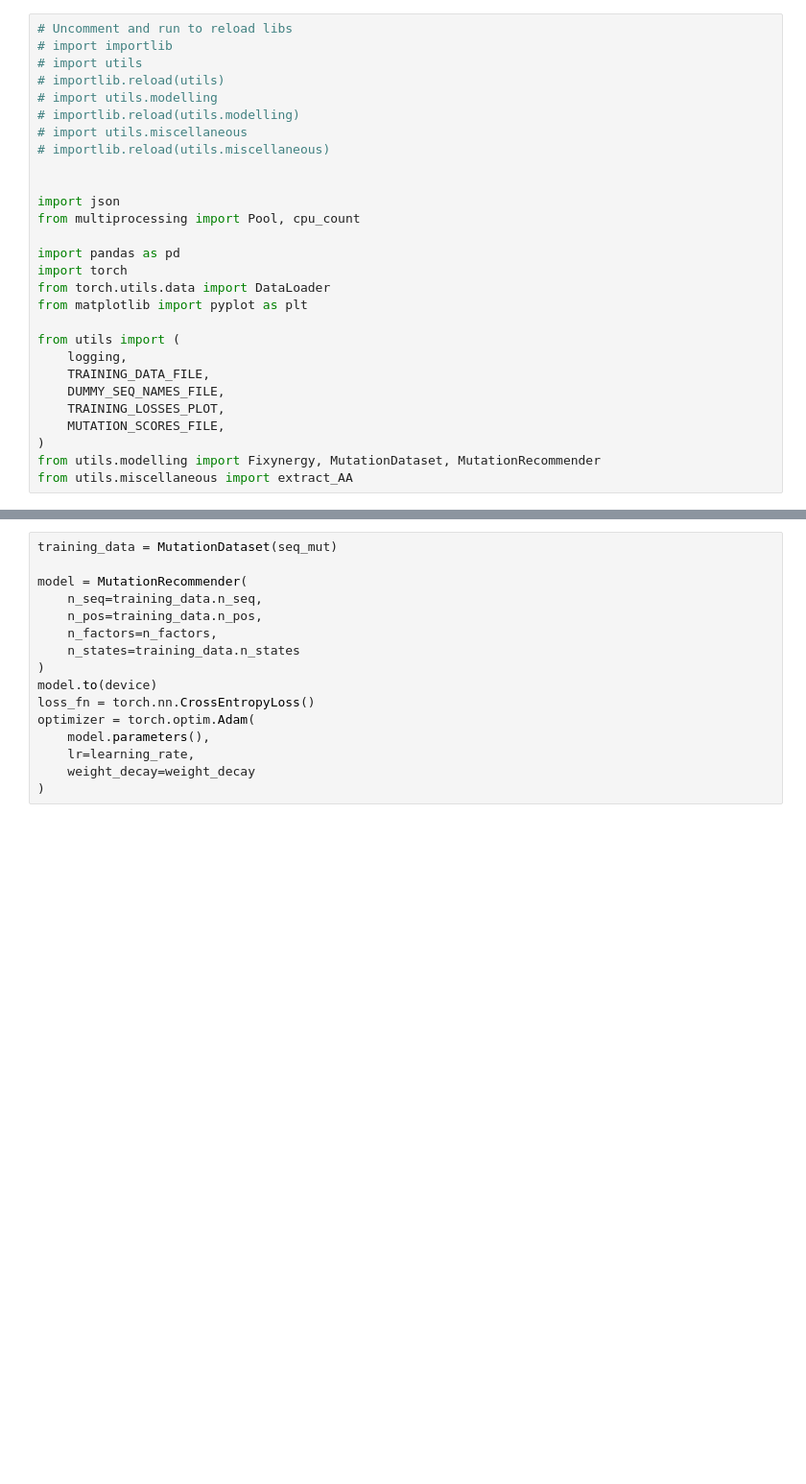
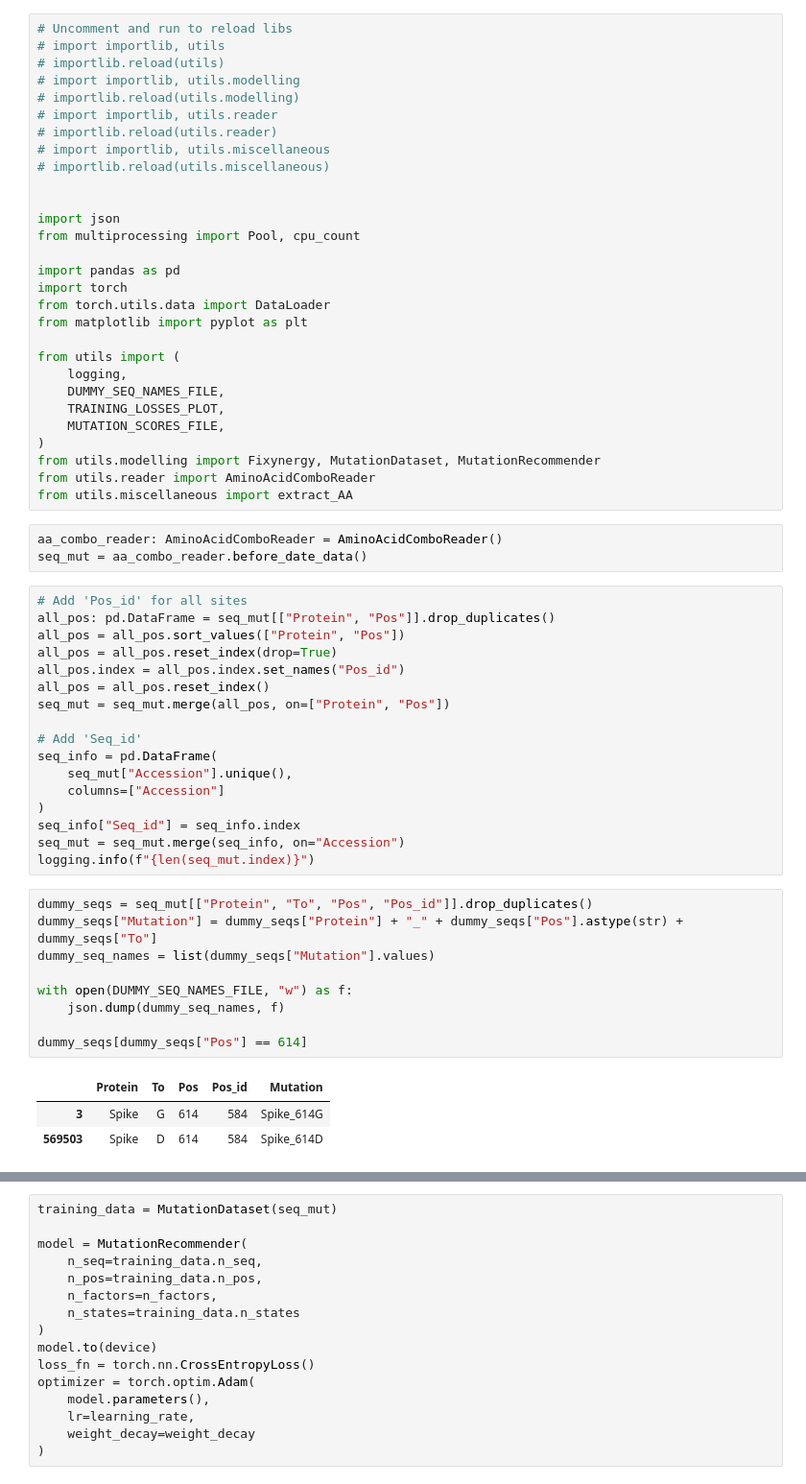
Before and after one commit to Takkoona/fixynergy, a Jupyter notebook: 4_recommender_system.ipynb, the cells around one changed output, grey strips where cells are left out. Shown: that part at 96% size. Cells and saved outputs as stored; diff of their text form; blank space fills up the shorter version.

```diff
--- a/4_recommender_system.ipynb
+++ b/4_recommender_system.ipynb
@@ -1,11 +1,12 @@
 # %%
 # Uncomment and run to reload libs
-# import importlib
-# import utils
+# import importlib, utils
 # importlib.reload(utils)
-# import utils.modelling
+# import importlib, utils.modelling
 # importlib.reload(utils.modelling)
-# import utils.miscellaneous
+# import importlib, utils.reader
+# importlib.reload(utils.reader)
+# import importlib, utils.miscellaneous
 # importlib.reload(utils.miscellaneous)
 
 
@@ -19,10 +20,43 @@ from matplotlib import pyplot as plt
 
 from utils import (
     logging,
-    TRAINING_DATA_FILE,
     DUMMY_SEQ_NAMES_FILE,
     TRAINING_LOSSES_PLOT,
     MUTATION_SCORES_FILE,
 )
 from utils.modelling import Fixynergy, MutationDataset, MutationRecommender
+from utils.reader import AminoAcidComboReader
 from utils.miscellaneous import extract_AA
+# %%
+aa_combo_reader: AminoAcidComboReader = AminoAcidComboReader()
+seq_mut = aa_combo_reader.before_date_data()
+# %%
+# Add 'Pos_id' for all sites
+all_pos: pd.DataFrame = seq_mut[["Protein", "Pos"]].drop_duplicates()
+all_pos = all_pos.sort_values(["Protein", "Pos"])
+all_pos = all_pos.reset_index(drop=True)
+all_pos.index = all_pos.index.set_names("Pos_id")
+all_pos = all_pos.reset_index()
+seq_mut = seq_mut.merge(all_pos, on=["Protein", "Pos"])
+
+# Add 'Seq_id'
+seq_info = pd.DataFrame(
+    seq_mut["Accession"].unique(),
+    columns=["Accession"]
+)
+seq_info["Seq_id"] = seq_info.index
+seq_mut = seq_mut.merge(seq_info, on="Accession")
+logging.info(f"{len(seq_mut.index)}")
+# %%
+dummy_seqs = seq_mut[["Protein", "To", "Pos", "Pos_id"]].drop_duplicates()
+dummy_seqs["Mutation"] = dummy_seqs["Protein"] + "_" + dummy_seqs["Pos"].astype(str) + dummy_seqs["To"]
+dummy_seq_names = list(dummy_seqs["Mutation"].values)
+
+with open(DUMMY_SEQ_NAMES_FILE, "w") as f:
+    json.dump(dummy_seq_names, f)
+
+dummy_seqs[dummy_seqs["Pos"] == 614]
+# %% [output]
+|  | Protein | To | Pos | Pos_id | Mutation |
+| 3 | Spike | G | 614 | 584 | Spike_614G |
+| 569503 | Spike | D | 614 | 584 | Spike_614D |
```
Also changed, not shown: parts of 7 cells of this notebook, 7 other files.
